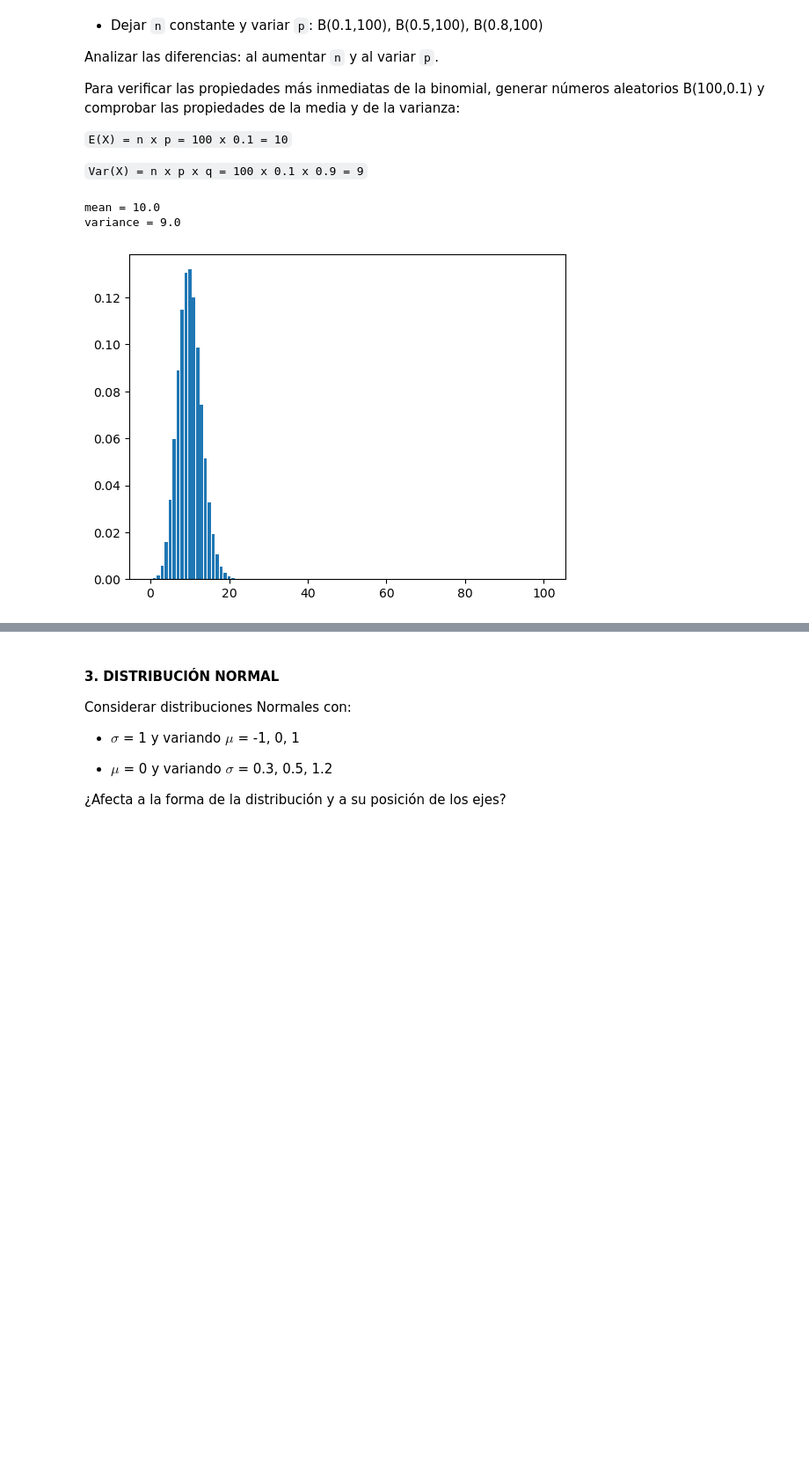
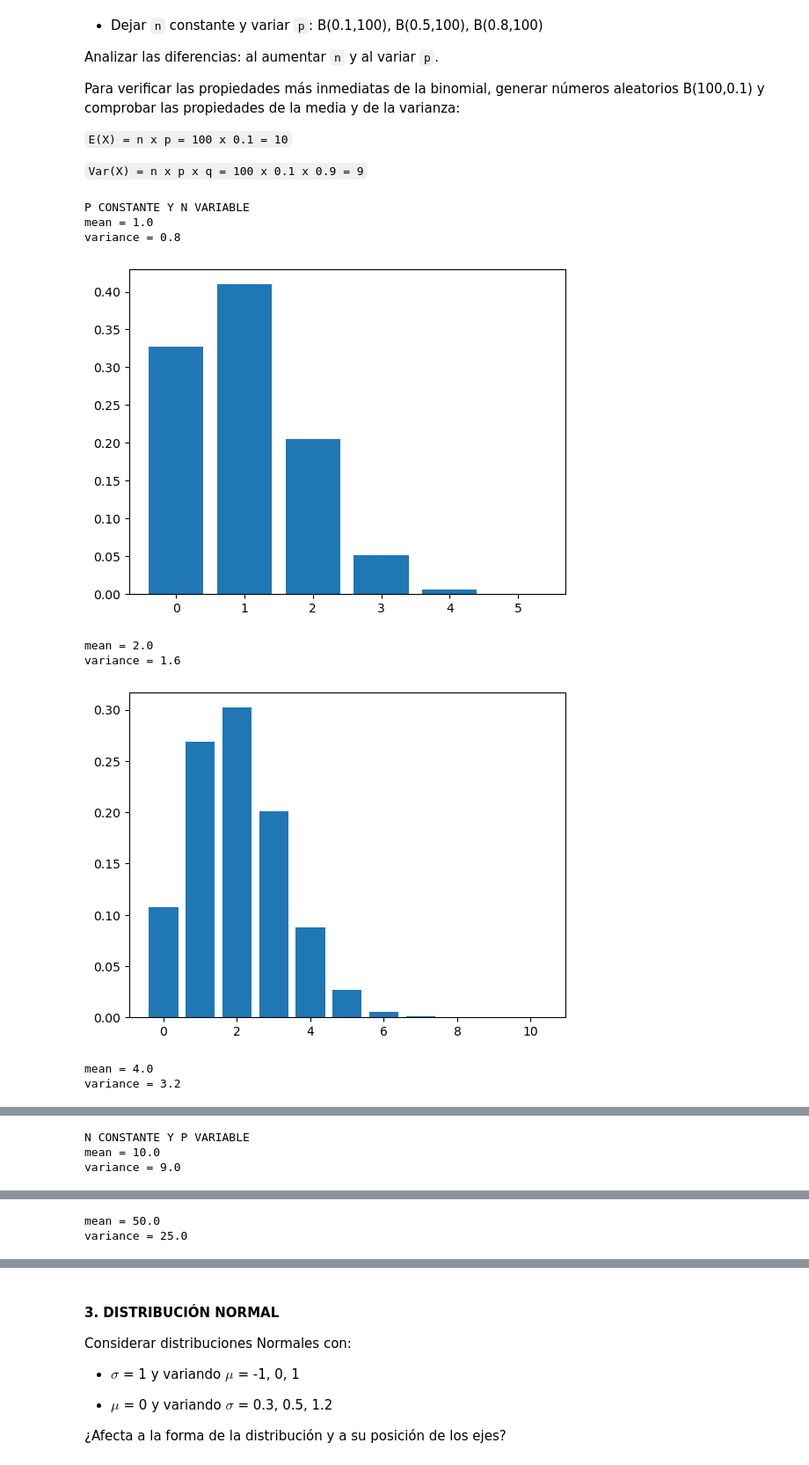
Before and after one commit to rocconeto/code_uni, a Jupyter notebook: CPE/P3/Practica3_ModelosProbabilidad.ipynb, the cells around one changed output, grey strips where cells are left out. Shown: that part at 88% size. Drawn from its saved outputs; the diff is of its cells as text; code cells hidden in the pictures; blank space fills up the shorter version.

```diff
--- a/CPE/P3/Practica3_ModelosProbabilidad.ipynb
+++ b/CPE/P3/Practica3_ModelosProbabilidad.ipynb
@@ -36,24 +36,52 @@ Para verificar las propiedades más inmediatas de la binomial, generar números
 
 `Var(X) = n x p x q = 100 x 0.1 x 0.9 = 9`
 # %%
-#Dejar cte p y variar n. Dejar cte n y variar p.
+#Dejar cte p y variar n.
+print("P CONSTANTE Y N VARIABLE")
+n = [5, 10, 20]
+p = 0.2
+# Definir una lista de valores r
+for i in range(len(n)):
+    m = n[i]
+    r_values = list(range(m + 1))
+    # Obtener la media y la varianza
+    mean, var = binom.stats(m, p)
+    # Lista de los valores pmf
+    dist = [binom.pmf(r, m, p) for r in r_values ]
+    # Mostrar la media y la varianza
+    print("mean = "+str(mean))
+    print("variance = "+str(var))
 
+    #plotear los resultados
+    plt.bar(r_values, dist)
+    plt.show()
+
+#Dejar cte n y variar p.
+print("N CONSTANTE Y P VARIABLE")
 n = 100
-p = 0.1
+p = [0.1, 0.5, 0.8]
 # Definir una lista de valores r
-r_values = list(range(n + 1))
-# Obtener la media y la varianza
-mean, var = binom.stats(n, p)
-# Lista de los valores pmf
-dist = [binom.pmf(r, n, p) for r in r_values ]
-# Mostrar la media y la varianza
-print("mean = "+str(mean))
-print("variance = "+str(var))
+for i in range(len(p)):
+    q = p[i]
+    r_values = list(range(n + 1))
+    # Obtener la media y la varianza
+    mean, var = binom.stats(n, q)
+    # Lista de los valores pmf
+    dist = [binom.pmf(r, n, q) for r in r_values ]
+    # Mostrar la media y la varianza
+    print("mean = "+str(mean))
+    print("variance = "+str(var))
 
-#plotear los resultados
-plt.bar(r_values, dist)
-plt.show()
+    #plotear los resultados
+    plt.bar(r_values, dist)
+    plt.show()
 # %% [output]
-mean = 10.0
-variance = 9.0
+P CONSTANTE Y N VARIABLE
+mean = 1.0
+variance = 0.8
-[figure, old version]
+[figure, new version]
+mean = 2.0
+variance = 1.6
+[figure, added]
+mean = 4.0
+variance = 3.2
@@ -59,0 +89,3 @@ variance = 9.0
+N CONSTANTE Y P VARIABLE
+mean = 10.0
+variance = 9.0
@@ -59,0 +93,2 @@ variance = 9.0
+mean = 50.0
+variance = 25.0
```
Also changed, not shown: parts of 14 cells of this notebook, 1 other file.
